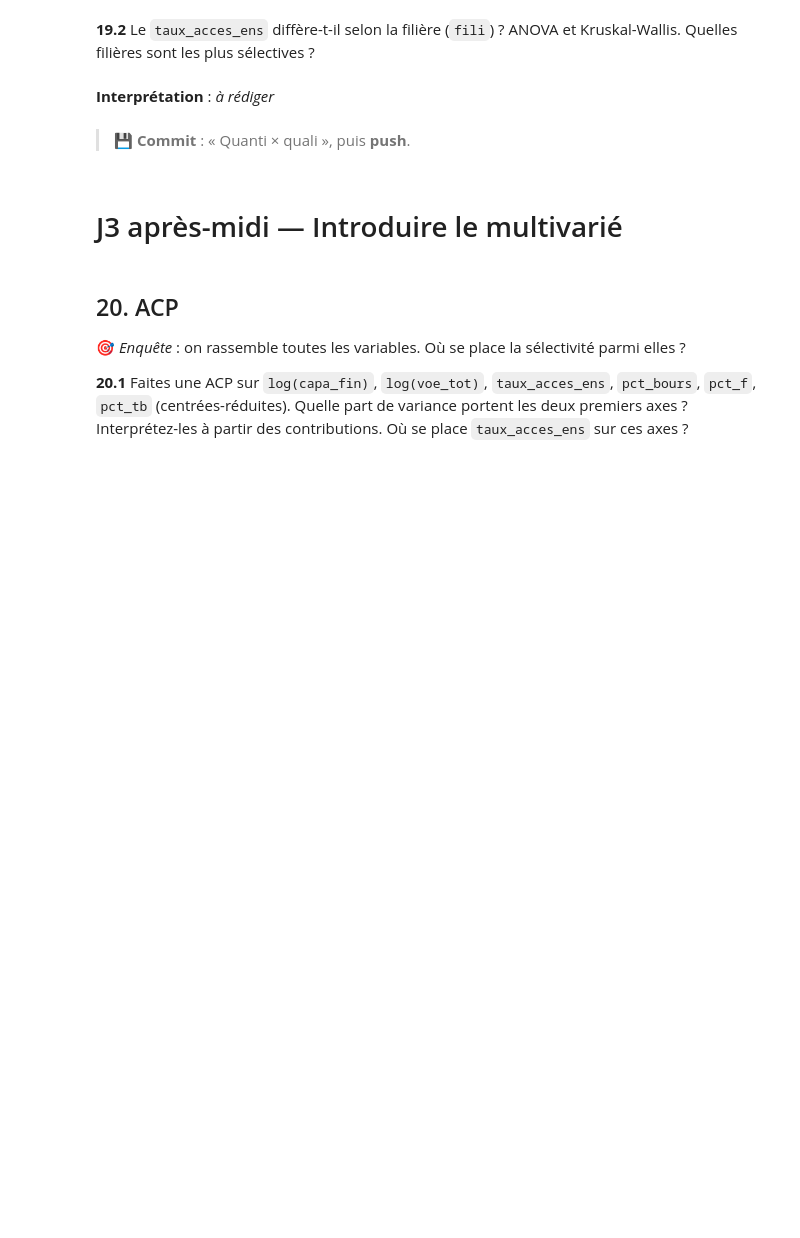
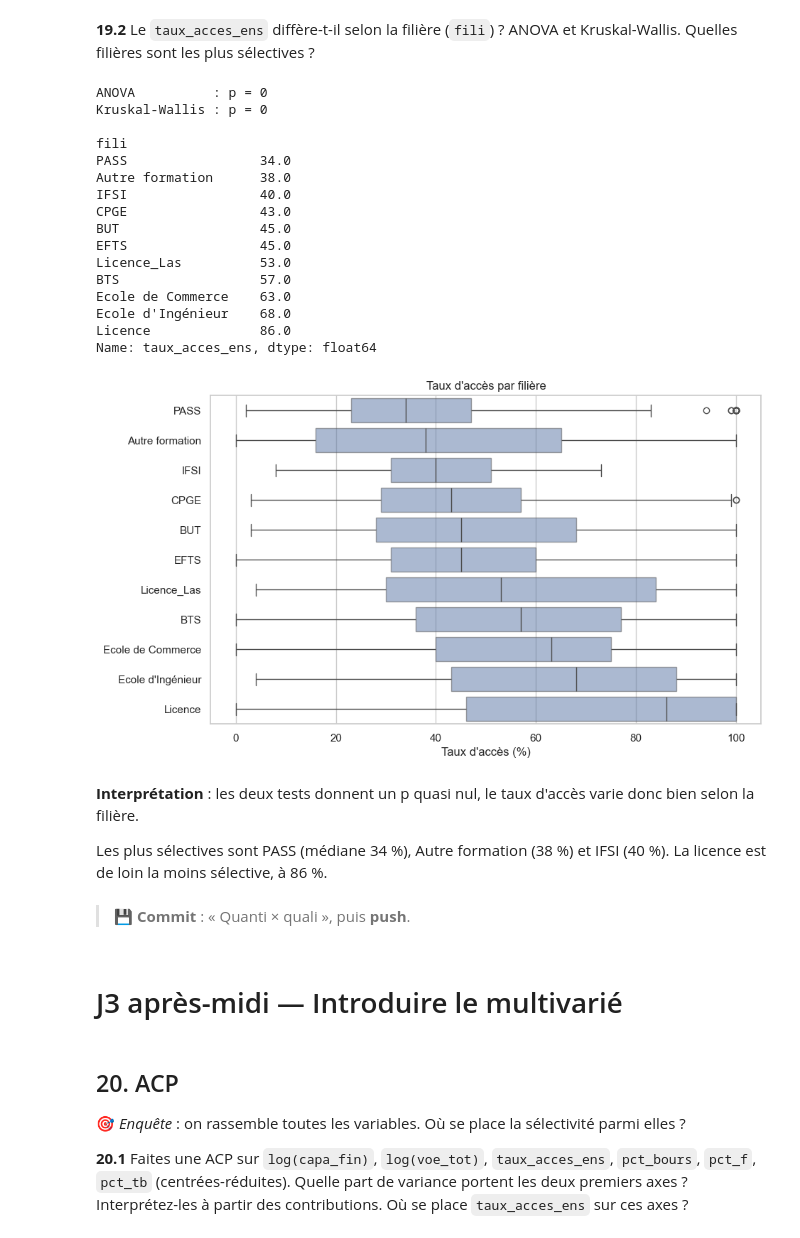
Before and after one commit to Atabbi/Analyse-Univari-, a Jupyter notebook: TP_Parcoursup.ipynb, the cells around one changed output. Saved outputs shown, nothing was run; the diff lists cells and outputs as text; code cells hidden in the pictures; blank space fills up the shorter version.

```diff
--- a/TP_Parcoursup.ipynb
+++ b/TP_Parcoursup.ipynb
@@ -1143,7 +1168,44 @@ Sur la carte, c'est le privé sous contrat qui ressort le plus : il a beaucoup m
 # %% [markdown]
 **19.2** Le `taux_acces_ens` diffère-t-il selon la filière (`fili`) ? ANOVA et Kruskal-Wallis. Quelles filières sont les plus sélectives ?
+# %%
+d = df[['fili', 'taux_acces_ens']].dropna()
+groupes = [g['taux_acces_ens'].values for _, g in d.groupby('fili')]
+
+print(f"ANOVA          : p = {stats.f_oneway(*groupes).pvalue:.4g}")
+print(f"Kruskal-Wallis : p = {stats.kruskal(*groupes).pvalue:.4g}")
+print()
+print(d.groupby('fili')['taux_acces_ens'].median().sort_values())
+
+ordre = d.groupby('fili')['taux_acces_ens'].median().sort_values().index
+plt.figure(figsize=(10, 6))
+sns.boxplot(data=d, x='taux_acces_ens', y='fili', order=ordre,
+            color='#4C72B0', boxprops=dict(alpha=0.5))
+plt.xlabel("Taux d'accès (%)")
+plt.ylabel("")
+plt.title("Taux d'accès par filière")
+plt.show()
+# %% [output]
+ANOVA          : p = 0
+Kruskal-Wallis : p = 0
+
+fili
+PASS                 34.0
+Autre formation      38.0
+IFSI                 40.0
+CPGE                 43.0
+BUT                  45.0
+EFTS                 45.0
+Licence_Las          53.0
+BTS                  57.0
+Ecole de Commerce    63.0
+Ecole d'Ingénieur    68.0
+Licence              86.0
+Name: taux_acces_ens, dtype: float64
+[figure, added]
 # %% [markdown]
-**Interprétation** : _à rédiger_
+**Interprétation** : les deux tests donnent un p quasi nul, le taux d'accès varie donc bien selon la filière.
+
+Les plus sélectives sont PASS (médiane 34 %), Autre formation (38 %) et IFSI (40 %). La licence est de loin la moins sélective, à 86 %.
 # %% [markdown]
 > 💾 **Commit** : « Quanti × quali », puis **push**.
 # %% [markdown]
```
Also changed, not shown: parts of 2 cells of this notebook.
